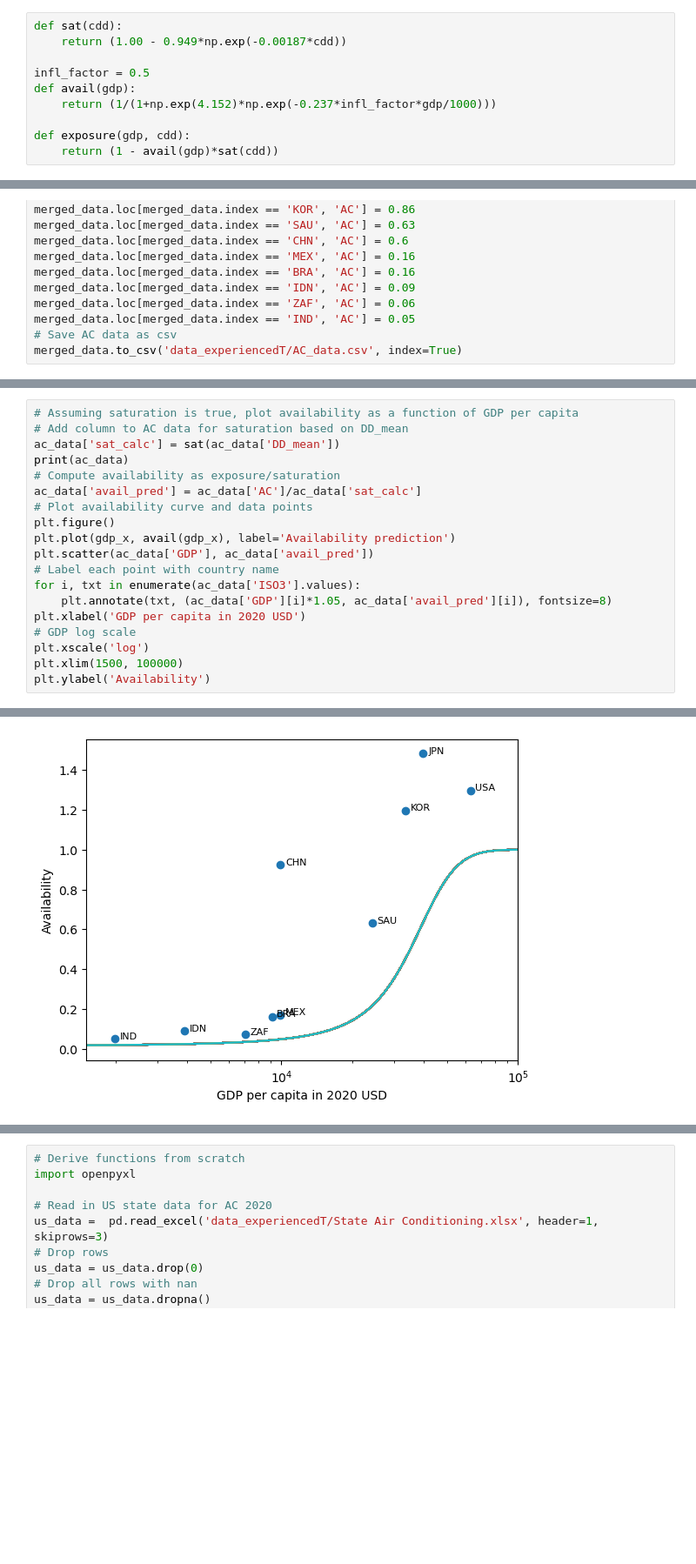
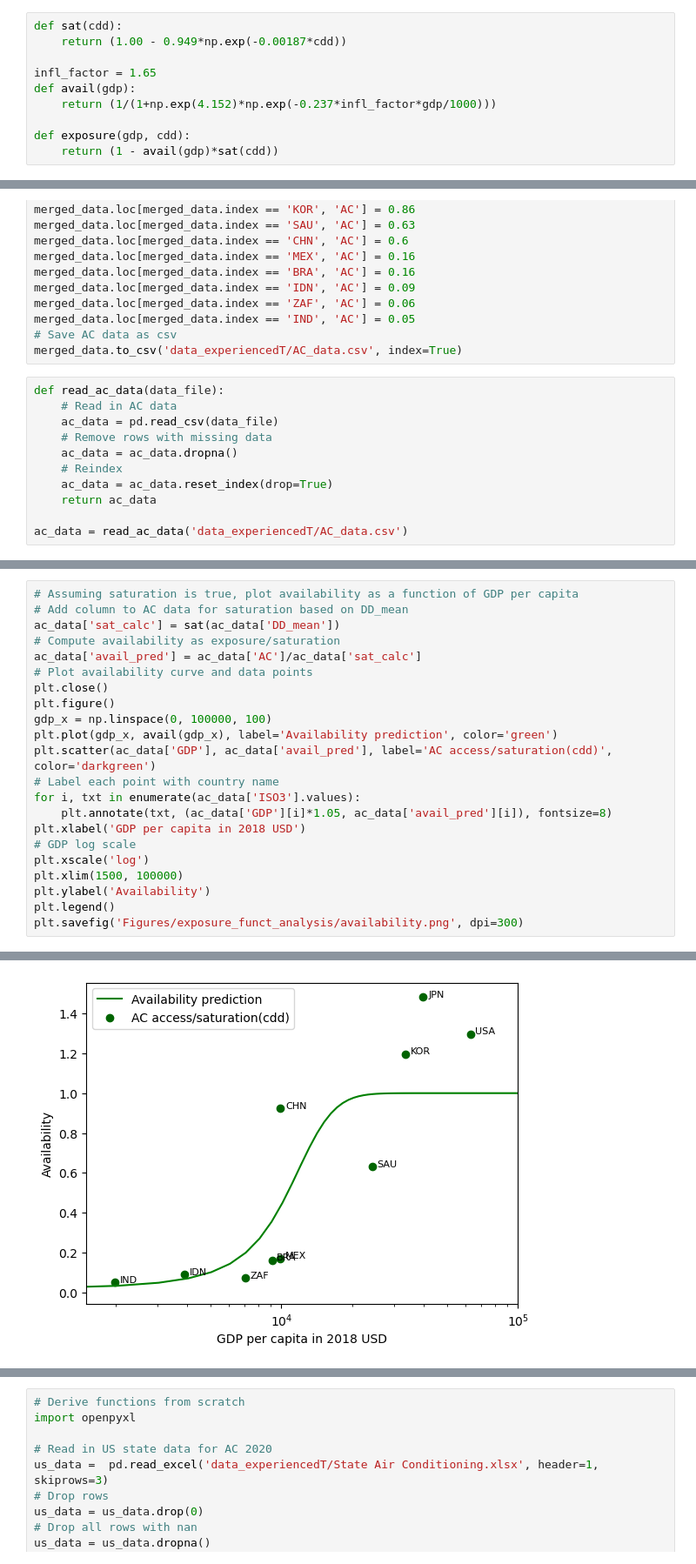
Before and after one commit to carnegie/clab_cooling_deficit_index, a Jupyter notebook: test_data.ipynb, the cells around one changed output, grey strips where cells are left out. Shown: that part at 87% size. Drawn from its saved outputs; the diff is of its cells as text; blank space fills up the shorter version.

```diff
--- a/test_data.ipynb
+++ b/test_data.ipynb
@@ -29,7 +30,7 @@ merged_data = pd.merge(dd_data, gdp_data, on='ISO3')
 def sat(cdd):
     return (1.00 - 0.949*np.exp(-0.00187*cdd))
 
-infl_factor = 0.5
+infl_factor = 1.65
 def avail(gdp):
     return (1/(1+np.exp(4.152)*np.exp(-0.237*infl_factor*gdp/1000)))
 
@@ -51,5 +52,16 @@ merged_data.loc[merged_data.index == 'ZAF', 'AC'] = 0.06
 merged_data.loc[merged_data.index == 'IND', 'AC'] = 0.05
 # Save AC data as csv
 merged_data.to_csv('data_experiencedT/AC_data.csv', index=True)
+# %%
+def read_ac_data(data_file):
+    # Read in AC data
+    ac_data = pd.read_csv(data_file)
+    # Remove rows with missing data
+    ac_data = ac_data.dropna()
+    # Reindex
+    ac_data = ac_data.reset_index(drop=True)
+    return ac_data
+
+ac_data = read_ac_data('data_experiencedT/AC_data.csv')
 # %%
 # Make a contour plot of penetration of air conditioning as a function of GDP per capita and cooling degree days
@@ -91,19 +106,22 @@ plt.savefig('Figures/exposure_funct_analysis/exposure_contour.png', dpi=300)
 # Assuming saturation is true, plot availability as a function of GDP per capita
 # Add column to AC data for saturation based on DD_mean
 ac_data['sat_calc'] = sat(ac_data['DD_mean'])
-print(ac_data)
 # Compute availability as exposure/saturation
 ac_data['avail_pred'] = ac_data['AC']/ac_data['sat_calc']
 # Plot availability curve and data points
+plt.close()
 plt.figure()
-plt.plot(gdp_x, avail(gdp_x), label='Availability prediction')
-plt.scatter(ac_data['GDP'], ac_data['avail_pred'])
+gdp_x = np.linspace(0, 100000, 100)
+plt.plot(gdp_x, avail(gdp_x), label='Availability prediction', color='green')
+plt.scatter(ac_data['GDP'], ac_data['avail_pred'], label='AC access/saturation(cdd)', color='darkgreen')
 # Label each point with country name
 for i, txt in enumerate(ac_data['ISO3'].values):
     plt.annotate(txt, (ac_data['GDP'][i]*1.05, ac_data['avail_pred'][i]), fontsize=8)
-plt.xlabel('GDP per capita in 2020 USD')
+plt.xlabel('GDP per capita in 2018 USD')
 # GDP log scale
 plt.xscale('log')
 plt.xlim(1500, 100000)
 plt.ylabel('Availability')
+plt.legend()
+plt.savefig('Figures/exposure_funct_analysis/availability.png', dpi=300)
 # %% [output]
@@ -122,4 +128,4 @@ Text(0, 0.5, 'Availability')
-[figure, old version]
+[figure, new version]
 # %%
 # Assuming availability is true, plot saturation as a function of cooling degree days
 ac_data['avail_calc'] = avail(ac_data['GDP'])
```
Also changed, not shown: parts of 14 cells of this notebook, 23 other files.
